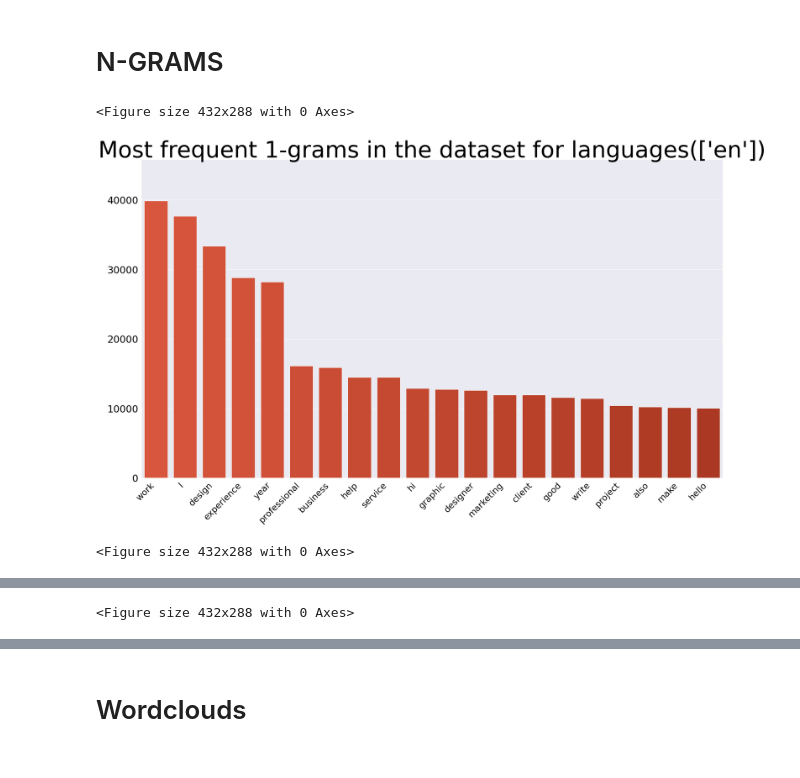
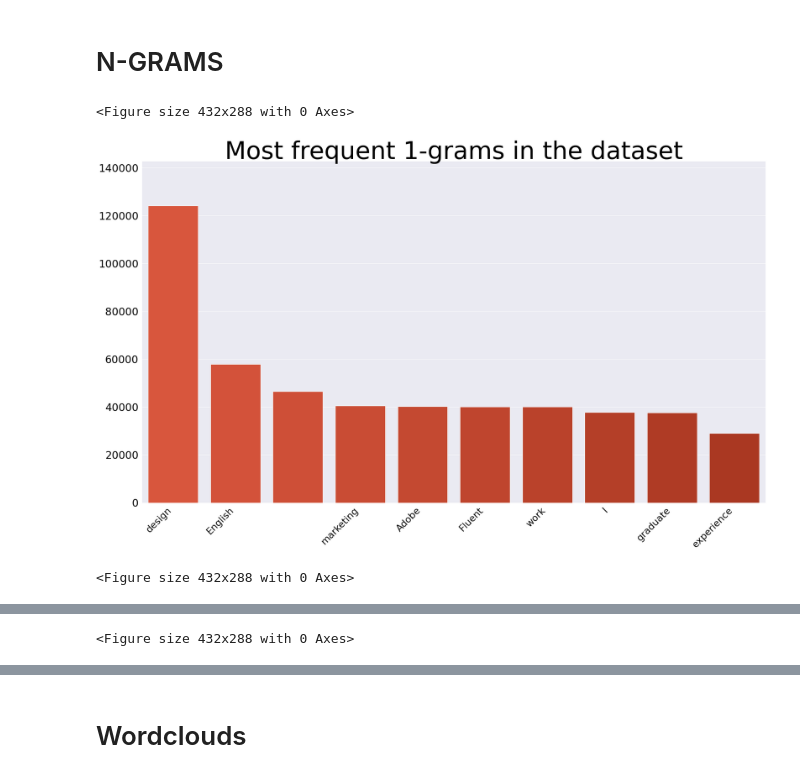
Before and after one commit to pszelew/master-thesis, a Jupyter notebook: seq2seq/analyze_sellers.ipynb, the cells around one changed output, grey strips where cells are left out. Cells and saved outputs as stored; diff of their text form; code cells hidden in the pictures.

```diff
--- a/seq2seq/analyze_sellers.ipynb
+++ b/seq2seq/analyze_sellers.ipynb
@@ -144,0 +167,8 @@ df.head(1)
+# %%
+tokens_education = [[word for item in row for word in item] for row in df["education_lem"]]
+df["education_lem_merged"] = tokens_education
+tokens_education = [len(item) for item in tokens_education]
+df_cat = df_cat.append([{"type": "education", "length": elem} for (_, elem) in enumerate(tokens_education)], ignore_index=True)
+plt.figure(figsize=(10, 10))
+plt.title(f"Distribution of education section lengths")
+_ = plt.hist(tokens_education, bins=20, color="#c1290b", align="left")
@@ -144,0 +189,9 @@ df.head(1)
+# %%
+tokens_total = np.array(tokens_desc) + np.array(tokens_skills) + np.array(tokens_education) + np.array(tokens_language)
+df_cat = df_cat.append([{"type": "total", "length": elem} for (_, elem) in enumerate(tokens_total)], ignore_index=True)
+plt.figure(figsize=(10, 10))
+df["total_len"] = tokens_total
+plt.title(f"Distribution of total text lengths")
+# plt.xlim([-1, 21])
+# plt.xticks(np.arange(0, 21, 5))
+_ = plt.hist(tokens_total, bins=20, color="#c1290b", align="left")
@@ -145,44 +214,44 @@ df.head(1)
 # %% [markdown]
 # N-GRAMS
+# %%
+df["total_lem"] = df["description_lem"] + df["skills_lem_merged"] + df["education_lem_merged"] + df["language_lem_merged"]
+df["total_lem"] = df["total_lem"].apply(lambda x: [item.encode("ascii", "ignore").decode().replace("() ", "") for item in x])
 # %%
 n_grams = [1, 2, 3]
 
-for lang in languages:
-    for n_gram in n_grams:
+for n_gram in n_grams:
+    tokens = [word for row in df["total_lem"] for word in row]
+    grams_2 = nltk.ngrams(tokens, n_gram)
+    freq_2 = nltk.FreqDist(grams_2)
+    data = [{" ".join(gram): freq} for (gram, freq) in freq_2.items()]
+    data.sort(key=lambda x: -list(x.values())[0])
 
-        tokens = [word for row in df[df["language"].isin(lang)]["description_lem"] for word in row]
+    keys = np.array([list(item.keys())[0] for item in data])[:10]
+    values = np.array([list(item.values())[0] for item in data])[:10]
 
-        grams_2 = nltk.ngrams(tokens, n_gram)
-        freq_2 = nltk.FreqDist(grams_2)
-        data = [{" ".join(gram): freq} for (gram, freq) in freq_2.items()]
-        data.sort(key=lambda x: -list(x.values())[0])
+    order = np.argsort(values)[::]
 
-        keys = np.array([list(item.keys())[0] for item in data])[:20]
-        values = np.array([list(item.values())[0] for item in data])[:20]
-
-        order = np.argsort(values)[::]
-
-        for i in [18]:
-            plt.figure()
-            sns.set_theme()
-            # COLOR = 'white'
-            COLOR = 'black'
-            mpl.rcParams['text.color'] = COLOR
-            mpl.rcParams['axes.labelcolor'] = COLOR
-            mpl.rcParams['xtick.color'] = COLOR
-            mpl.rcParams['ytick.color'] = COLOR
-            pal_red = sns.color_palette('blend:#f24423,#c1290b', len(keys))
-            fig = plt.figure(figsize=(32, i))
-            graph = sns.barplot(x = keys, y = values, palette= np.array(pal_red[::-1])[order])
-            graph.set_title(f"Most frequent {n_gram}-grams in the dataset for languages({lang})", fontsize=70)
-            ax = plt.gca()
-            plt.ylim(0, max(values) + 0.15*max(values))
-            # ax.bar_label(ax.containers[0], labels =["{:.2f}".format(val) for val in values], fontsize=20)
-            ax.tick_params(axis='y', which='major', labelsize=30)
-            graph.set_xticklabels(graph.get_xticklabels(), rotation=45, horizontalalignment='right', fontsize=27)
-            # plt.savefig(f"words_32_{i}.png", transparent=True, dpi=300)
-            plt.show()
+    for i in [18]:
+        plt.figure()
+        sns.set_theme()
+        # COLOR = 'white'
+        COLOR = 'black'
+        mpl.rcParams['text.color'] = COLOR
+        mpl.rcParams['axes.labelcolor'] = COLOR
+        mpl.rcParams['xtick.color'] = COLOR
+        mpl.rcParams['ytick.color'] = COLOR
+        pal_red = sns.color_palette('blend:#f24423,#c1290b', len(keys))
+        fig = plt.figure(figsize=(32, i))
+        graph = sns.barplot(x = keys, y = values, palette= np.array(pal_red[::-1])[order])
+        graph.set_title(f"Most frequent {n_gram}-grams in the dataset", fontsize=70)
+        ax = plt.gca()
+        plt.ylim(0, max(values) + 0.15*max(values))
+        # ax.bar_label(ax.containers[0], labels =["{:.2f}".format(val) for val in values], fontsize=20)
+        ax.tick_params(axis='y', which='major', labelsize=30)
+        graph.set_xticklabels(graph.get_xticklabels(), rotation=45, horizontalalignment='right', fontsize=27)
+        # plt.savefig(f"words_32_{i}.png", transparent=True, dpi=300)
+        plt.show()
 # %% [output]
 <Figure size 432x288 with 0 Axes>
-[figure, old version]
+[figure, new version]
 <Figure size 432x288 with 0 Axes>
```
Also changed, not shown: parts of 29 cells of this notebook, 14 other files.
